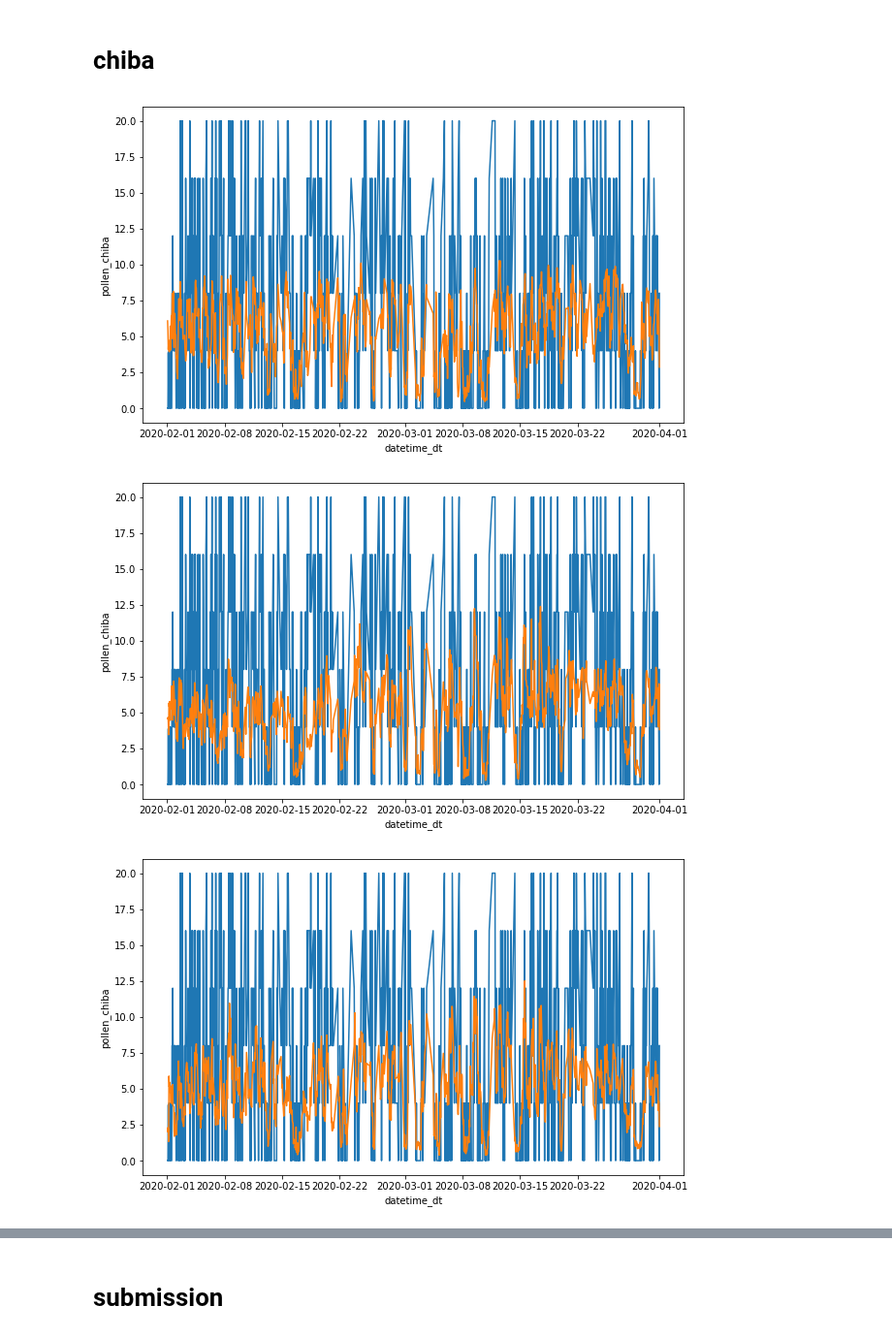
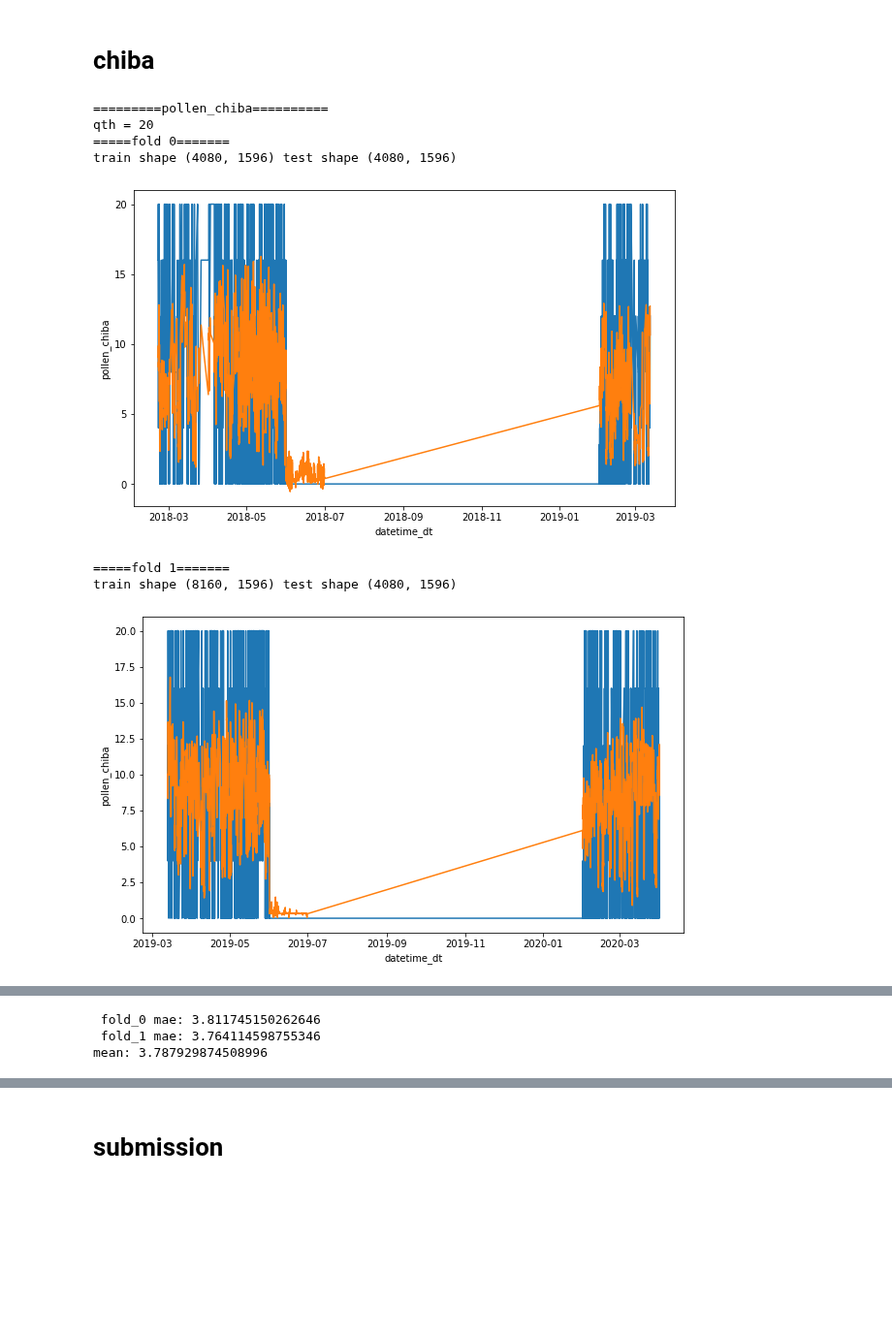
Before and after one commit to masaponto/kafun_solution, a Jupyter notebook: exp5/exp2.ipynb, the cells around one changed output, grey strips where cells are left out. Shown at 97% size. Saved outputs shown, nothing was run; the diff lists cells and outputs as text; code cells hidden in the pictures; blank space fills up the shorter version.

```diff
--- a/exp5/exp2.ipynb
+++ b/exp5/exp2.ipynb
@@ -1607,24 +1610,24 @@ def train_lightgbm_valid_2020(
 # utsunomiya
 # %%
 # utsunomiya_prediction, scores, df_imps = train_lightgbm_with_split_by_year_log(
-#    _df, _df_test, target_label="pollen_utsunomiya", plot=True, qth=q_ut
+#     _df, _df_test, target_label="pollen_utsunomiya", plot=True, qth=q_ut
 # )
 
 # utsunomiya_prediction, scores, df_imps = train_lightgbm_with_split_by_year(
 #    _df, _df_test, target_label="pollen_utsunomiya", plot=True, qth=q_ut
 # )
 
-# utsunomiya_prediction, scores, df_imps = train_lightgbm_with_cv(
-#    _df, _df_test, target_label="pollen_utsunomiya", plot=True, qth=q_ut
-# )
+utsunomiya_prediction, scores, df_imps = train_lightgbm_with_cv(
+    _df, _df_test, target_label="pollen_utsunomiya", plot=True, qth=q_ut
+)
 
 # utsunomiya_prediction, scores, df_imps = train_lightgbm_with_cv_log(
 #     _df, _df_test, target_label="pollen_utsunomiya", plot=True, qth=q_ut
 # )
 
-utsunomiya_prediction, scores, df_imps = train_lightgbm_valid_2020(
-    _df, _df_test, target_label="pollen_utsunomiya", plot=True, qth=q_ut
-)
+# utsunomiya_prediction, scores, df_imps = train_lightgbm_valid_2020(
+#     _df, _df_test, target_label="pollen_utsunomiya", plot=True, qth=q_ut
+# )
 
 for i, score in enumerate(scores):
     print(f" fold_{i} mae: {score}")
@@ -1656,7 +1663,7 @@ sns.barplot(data=df_imps.head(30), x="feat_imp", y="columns")
 # tokyo
 # %%
 # tokyo_prediction, scores, df_imps = train_lightgbm_with_split_by_year_log(
-#     _df, _df_test, target_label="pollen_tokyo", plot=True, qth=q_tk
+#      _df, _df_test, target_label="pollen_tokyo", plot=True, qth=q_tk
 # )
 
 # tokyo_prediction, scores, df_imps = train_lightgbm_with_split_by_year(
@@ -1664,18 +1671,18 @@ sns.barplot(data=df_imps.head(30), x="feat_imp", y="columns")
 # )
 
 
-# tokyo_prediction, scores, df_imps = train_lightgbm_with_cv(
-#     _df, _df_test, target_label="pollen_tokyo", plot=True, qth=q_tk
-# )
+tokyo_prediction, scores, df_imps = train_lightgbm_with_cv(
+     _df, _df_test, target_label="pollen_tokyo", plot=True, qth=q_tk
+)
 
 
 # tokyo_prediction, scores, df_imps = train_lightgbm_with_cv_log(
 #      _df, _df_test, target_label="pollen_tokyo", plot=True, qth=q_tk
 # )
 
-tokyo_prediction, scores, df_imps = train_lightgbm_valid_2020(
-    _df, _df_test, target_label="pollen_tokyo", plot=True, qth=q_tk
-)
+# tokyo_prediction, scores, df_imps = train_lightgbm_valid_2020(
+#     _df, _df_test, target_label="pollen_tokyo", plot=True, qth=q_tk
+# )
 
 for i, score in enumerate(scores):
     print(f" fold_{i} mae: {score}")
@@ -1699,37 +1710,42 @@ sns.barplot(data=df_imps.head(30), x="feat_imp", y="columns")
 # %% [markdown]
 # chiba
 # %%
-# chiba_prediction, scores, df_imps = train_lightgbm_with_cv(
-#    _df, _df_test, target_label="pollen_chiba", plot=True, qth=q_cb
-# )
+chiba_prediction, scores, df_imps = train_lightgbm_with_cv(
+    _df, _df_test, target_label="pollen_chiba", plot=True, qth=q_cb
+)
 
 # chiba_prediction, scores, df_imps = train_lightgbm_with_cv_log(
-#     _df, _df_test, target_label="pollen_chiba", plot=True, qth=q_cb
+#      _df, _df_test, target_label="pollen_chiba", plot=True, qth=q_cb
 # )
 
 
 # chiba_prediction, scores, df_imps = train_lightgbm_with_split_by_year_log(
 #     _df, _df_test, target_label="pollen_chiba", plot=True, qth=q_cb
 # )
 
-chiba_prediction, scores, df_imps = train_lightgbm_valid_2020(
-    _df, _df_test, target_label="pollen_chiba", plot=True, qth=q_cb
-)
+# chiba_prediction, scores, df_imps = train_lightgbm_valid_2020(
+#     _df, _df_test, target_label="pollen_chiba", plot=True, qth=q_cb
+# )
 
 # chiba_prediction, scores, df_imps = train_lightgbm_with_split_by_year(
 #     _df, _df_test, target_label="pollen_chiba", plot=True, qth=q_cb
 # )
 
 
 
 
 for i, score in enumerate(scores):
     print(f" fold_{i} mae: {score}")
 print(f"mean: {np.mean(scores)}")
 
 
 chiba_score = np.mean(scores)
 # %% [output]
+=========pollen_chiba==========
+qth = 20
+=====fold 0=======
+train shape (4080, 1596) test shape (4080, 1596)
-[figure, old version]
+[figure, new version]
+=====fold 1=======
+train shape (8160, 1596) test shape (4080, 1596)
-[figure, old version]
+[figure, new version]
-[figure, removed]
@@ -1740,3 +1752,6 @@ mean: 4.578004108626165
+ fold_0 mae: 3.811745150262646
+ fold_1 mae: 3.764114598755346
+mean: 3.787929874508996
 # %%
 _, ax = plt.subplots(figsize=(10, 8))
 sns.barplot(data=df_imps.head(30), x="feat_imp", y="columns")
```
Also changed, not shown: parts of 16 cells of this notebook.
